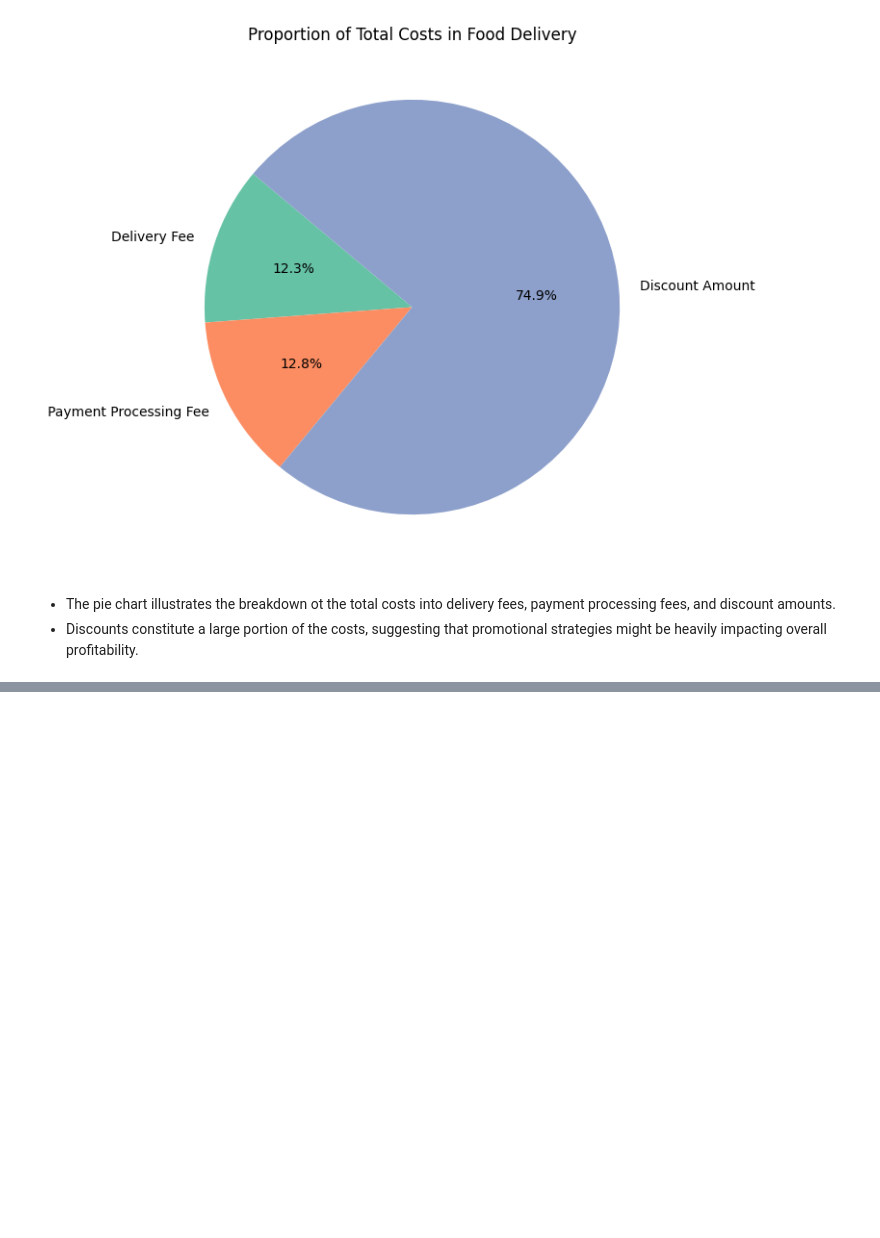
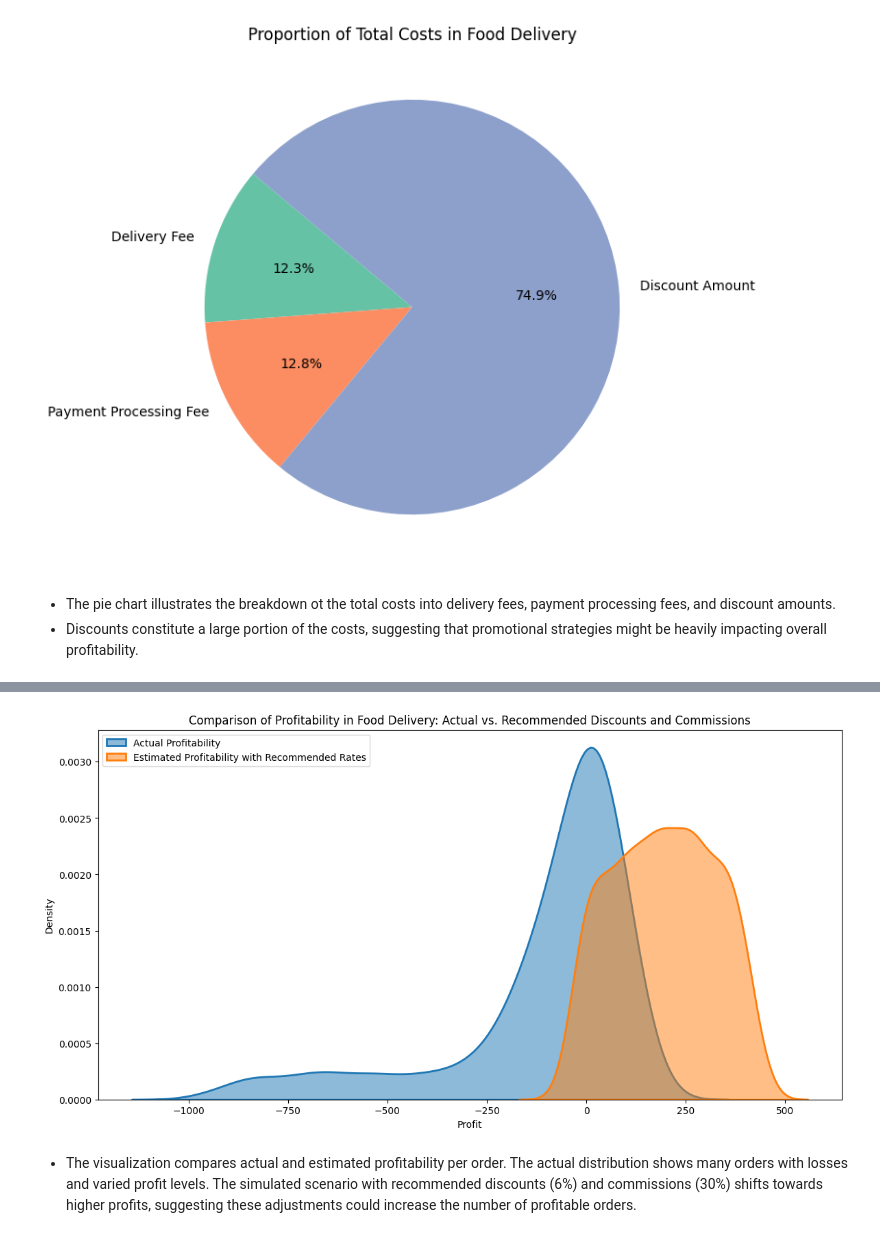
Before and after one commit to Manu-Abuya/Food-Delivery-Cost-and-Profitability-Analysis, a Jupyter notebook: notebook/food-delivery.ipynb, the cells around one changed output, grey strips where cells are left out. Cells and saved outputs as stored; diff of their text form; code cells hidden in the pictures; blank space fills up the shorter version.

```diff
--- a/notebook/food-delivery.ipynb
+++ b/notebook/food-delivery.ipynb
@@ -157,0 +212,15 @@ plt.show()
+# %%
+# Set recommended commission and discount percentages
+recommended_commission_percentage = 30.0
+recommended_discount_percentage= 6.0
+
+# Calculate the commission fee and discount amount using the recommended percentages
+food_orders['Simulated Commission Fee'] = food_orders['Order Value'] * (recommended_commission_percentage / 100)
+food_orders['Simulated Discount Amount'] = food_orders['Order Value'] * (recommended_discount_percentage / 100)
+
+# Recalculate the total costs and profits for each order using the simulated values
+food_orders['Simulated Total Costs'] = (food_orders['Delivery Fee'] +
+                                        food_orders['Payment Processing Fee'] +
+                                        food_orders['Simulated Discount Amount'])
+
+food_orders['Simulated Profit'] = (food_orders['Simulated Commission Fee'] - food_orders['Simulated Total Costs'])
@@ -157,0 +237,20 @@ plt.show()
+# %%
+import seaborn as sns
+
+plt.figure(figsize=(14, 7))
+
+# Actual profitability
+sns.kdeplot(food_orders['Profit'], label='Actual Profitability', fill=True, alpha=0.5, linewidth=2)
+
+# Simulated profitability
+sns.kdeplot(food_orders['Simulated Profit'], label='Estimated Profitability with Recommended Rates', fill=True, alpha=0.5, linewidth=2)
+
+plt.title('Comparison of Profitability in Food Delivery: Actual vs. Recommended Discounts and Commissions')
+plt.xlabel('Profit')
+plt.ylabel('Density')
+plt.legend(loc='upper left')
+plt.show()
+# %% [output]
+[figure, added]
+# %% [markdown]
+- The visualization compares actual and estimated profitability per order. The actual distribution shows many orders with losses and varied profit levels. The simulated scenario with recommended discounts (6%) and commissions (30%) shifts towards higher profits, suggesting these adjustments could increase the number of profitable orders.
```
Also changed, not shown: parts of 10 cells of this notebook.
